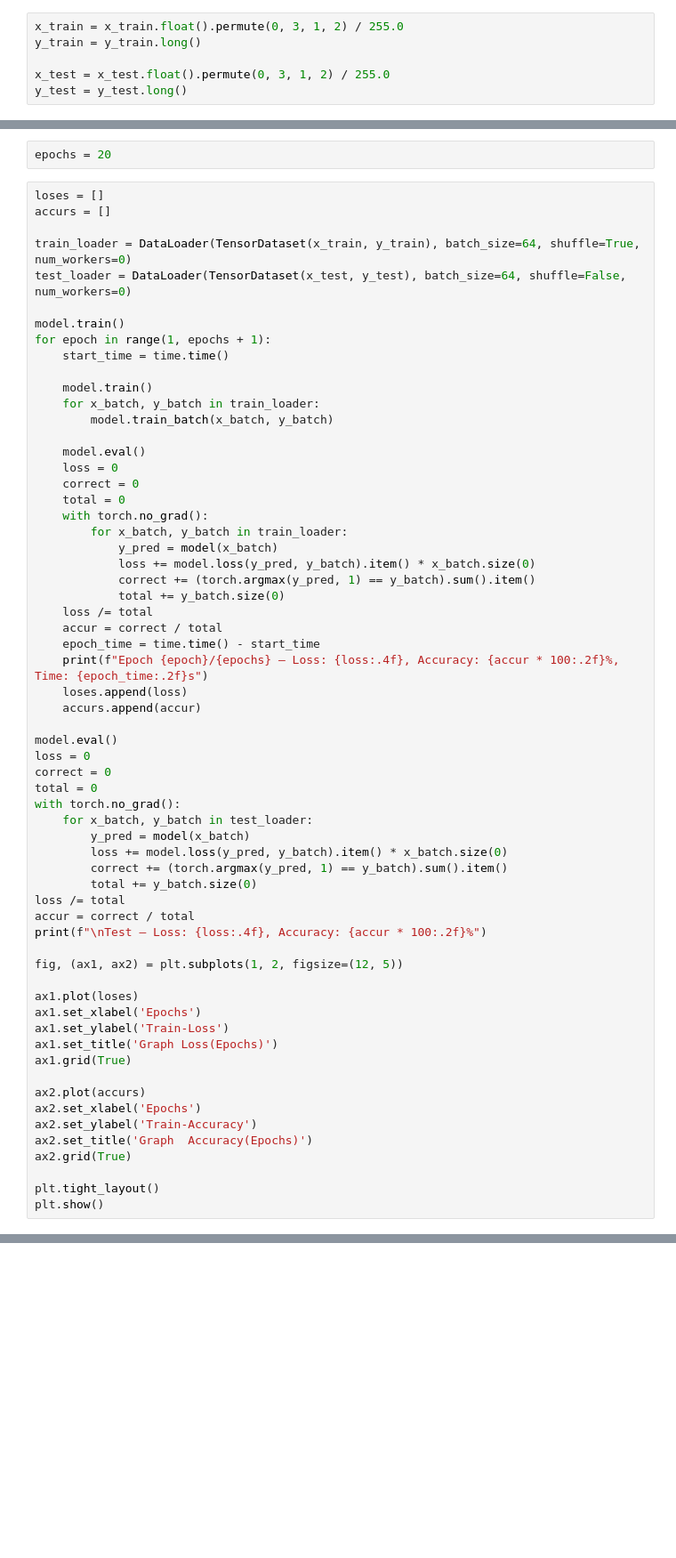
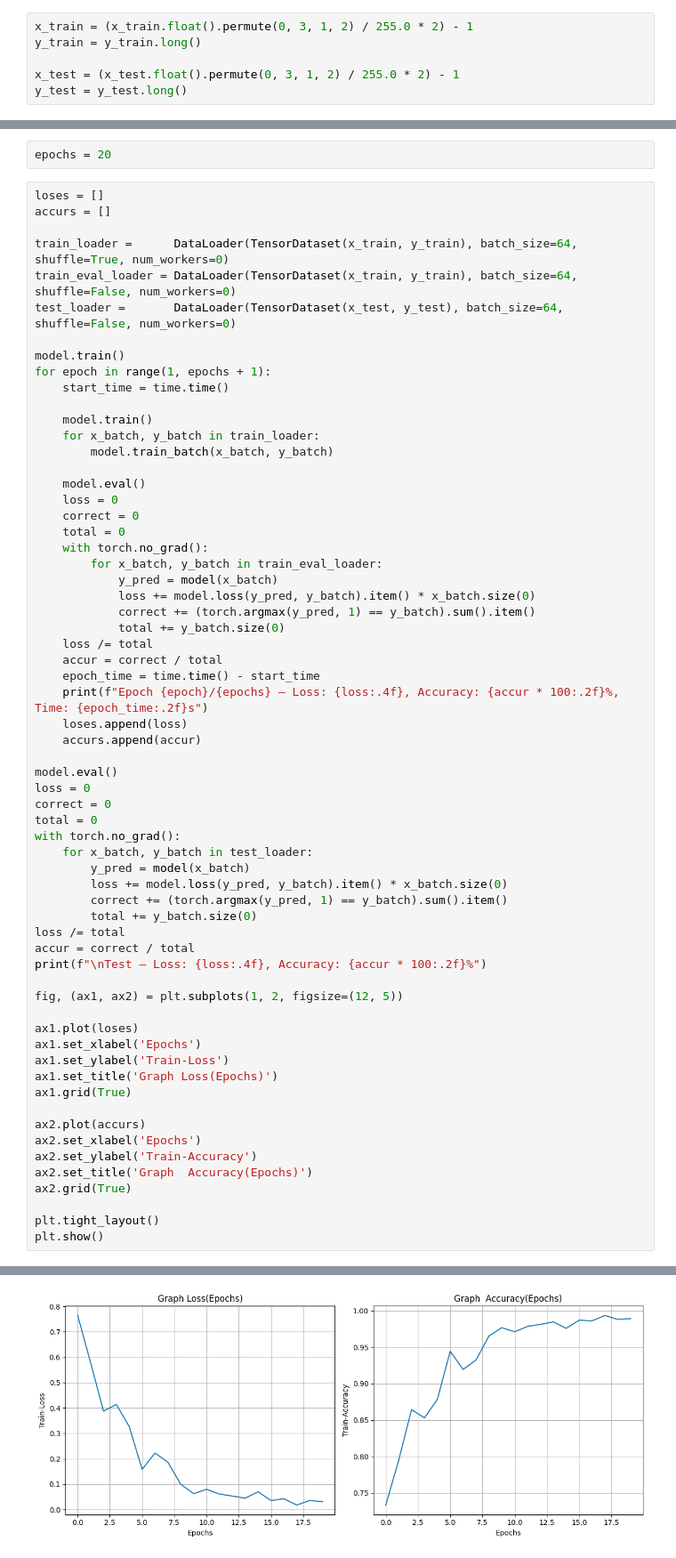
Before and after one commit to Crocussys/deep-learning-course-practice-2025, a Jupyter notebook: laboratory_work_2/BabushkinEV/lab2.ipynb, the cells around one changed output, grey strips where cells are left out. Shown: that part at 89% size. Drawn from its saved outputs; the diff is of its cells as text; blank space fills up the shorter version.

```diff
--- a/laboratory_work_2/BabushkinEV/lab2.ipynb
+++ b/laboratory_work_2/BabushkinEV/lab2.ipynb
@@ -69,6 +81,6 @@ show_images(images_2_show, titles_2_show)
 # %%
-x_train = x_train.float().permute(0, 3, 1, 2) / 255.0
+x_train = (x_train.float().permute(0, 3, 1, 2) / 255.0 * 2) - 1
 y_train = y_train.long()
 
-x_test = x_test.float().permute(0, 3, 1, 2) / 255.0
+x_test = (x_test.float().permute(0, 3, 1, 2) / 255.0 * 2) - 1
 y_test = y_test.long()
@@ -122,8 +230,9 @@ epochs = 20
 loses = []
 accurs = []
 
-train_loader = DataLoader(TensorDataset(x_train, y_train), batch_size=64, shuffle=True, num_workers=0)
-test_loader = DataLoader(TensorDataset(x_test, y_test), batch_size=64, shuffle=False, num_workers=0)
+train_loader =      DataLoader(TensorDataset(x_train, y_train), batch_size=64, shuffle=True, num_workers=0)
+train_eval_loader = DataLoader(TensorDataset(x_train, y_train), batch_size=64, shuffle=False, num_workers=0)
+test_loader =       DataLoader(TensorDataset(x_test, y_test), batch_size=64, shuffle=False, num_workers=0)
 
 model.train()
 for epoch in range(1, epochs + 1):
@@ -138,7 +247,7 @@ for epoch in range(1, epochs + 1):
     correct = 0
     total = 0
     with torch.no_grad():
-        for x_batch, y_batch in train_loader:
+        for x_batch, y_batch in train_eval_loader:
             y_pred = model(x_batch)
             loss += model.loss(y_pred, y_batch).item() * x_batch.size(0)
             correct += (torch.argmax(y_pred, 1) == y_batch).sum().item()
@@ -180,3 +289,4 @@ ax2.grid(True)
 
 plt.tight_layout()
 plt.show()
+# %% [output]
@@ -182,0 +310 @@ plt.show()
+[figure, added]
```
Also changed, not shown: parts of 10 cells of this notebook.
